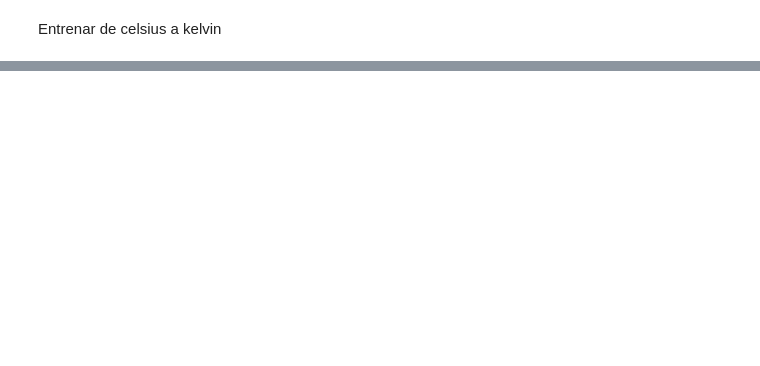
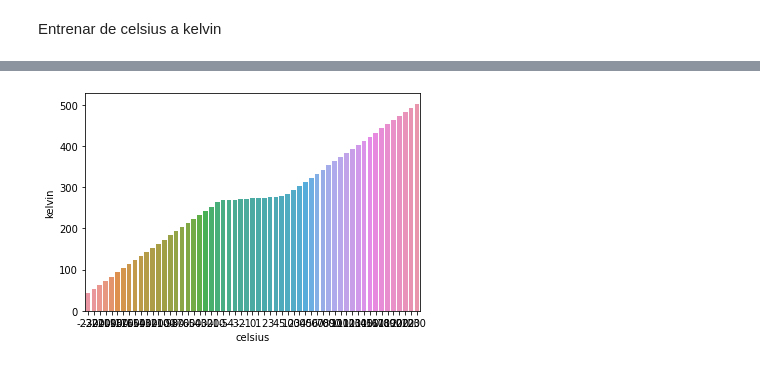
Before and after one commit to Edwin-Joya/Programacion-III, a Jupyter notebook: Clase_presencial.ipynb, the cells around one changed output, grey strips where cells are left out. Saved outputs shown, nothing was run; the diff lists cells and outputs as text; code cells hidden in the pictures; blank space fills up the shorter version.

```diff
--- a/Clase_presencial.ipynb
+++ b/Clase_presencial.ipynb
@@ -951,0 +956,4 @@ Entrenar de celsius a kelvin
+# %%
+#leer datos de entrenamiento
+temperaturas = pd.read_csv("/content/drive/MyDrive/PROGRAMACION III/grados.csv", sep=";")
+print(temperaturas["celsius"], temperaturas["kelvin"])
@@ -951,0 +978,6 @@ Entrenar de celsius a kelvin
+# %%
+#graficar datos
+sb.barplot(temperaturas["celsius"], temperaturas["kelvin"])
+plt.show()
+# %% [output]
+[figure, added]
```
Also changed, not shown: parts of 22 cells of this notebook.
